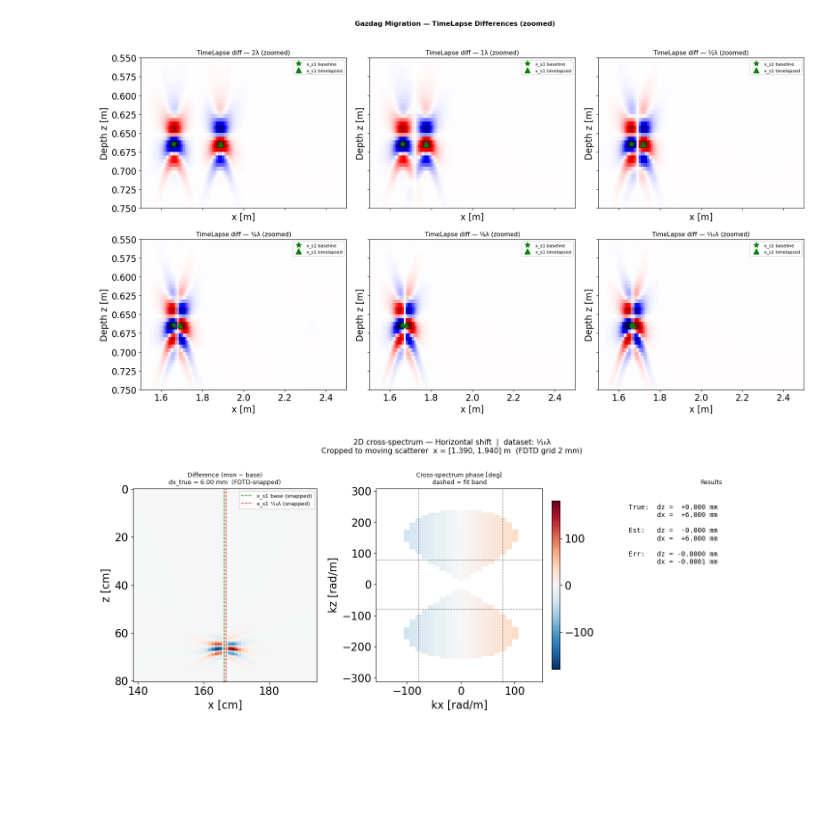
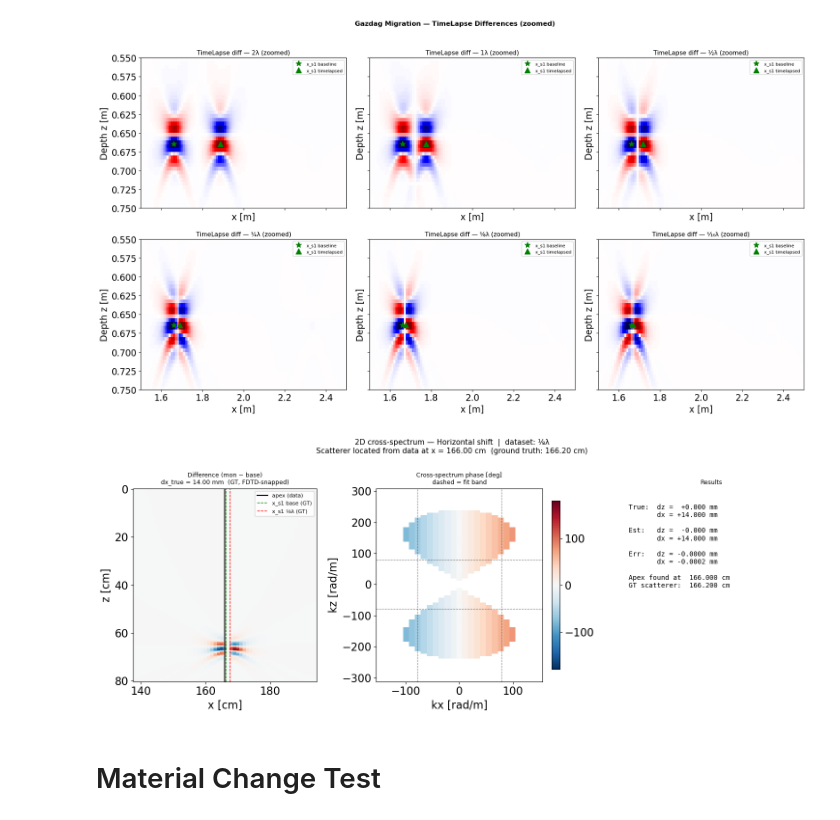
Before and after one commit to ConnervanK/Thesiss, a Jupyter notebook: TimeLapse_Notebooks/R_PhasePlaneFit.ipynb, the cells around one changed output. Saved outputs shown, nothing was run; the diff lists cells and outputs as text; code cells hidden in the pictures; blank space fills up the shorter version.

Commit message:
Made Phase Fit more robust. Now use difference envelope to locate ROI

```diff
--- a/TimeLapse_Notebooks/R_PhasePlaneFit.ipynb
+++ b/TimeLapse_Notebooks/R_PhasePlaneFit.ipynb
@@ -782,15 +784,14 @@ plt.show()
 [figure]
 [figure]
 # %%
-# Dataset and shift index to analyse  (<-- tune)
-LABEL     = '¹⁄₁₆λ' #'⅛λ'
-SC1_IDX   = 6 #5          # index into x_scatterer_1 for the chosen monitor dataset
+from scipy.signal import hilbert as sp_hilbert
 
-dl = 0.002   # gprMax FDTD cell size [m]; positions snap to this grid
+# Dataset to analyse  (<-- tune)
+LABEL   = '⅛λ'
+SC1_IDX = 5      # index into x_scatterer_1 for ground-truth only
 
-# Nominal scatterer positions rounded to mm, then snapped to FDTD grid.
-# For 1/16-lambda: nominal 1.669 m = 834.5 cells -> gprMax snaps to 834*0.002 = 1.668 m.
-# Using the snapped positions gives the true simulated displacement.
+# ── Ground truth (simulation parameters, NOT fed to the estimator) ─────────────
+dl = 0.002   # gprMax FDTD cell size [m]; scatterer positions snap to this grid
 x_s1_base_g = np.round(x_scatterer_1[0]       / dl) * dl
 x_s1_mon_g  = np.round(x_scatterer_1[SC1_IDX] / dl) * dl
 true_dz = 0.0
@@ -800,15 +801,29 @@ dz_mig = z_img[1]    - z_img[0]
 dx_mig = x_traces[1] - x_traces[0]
 kz_c   = 2 * np.pi / wavelength
 
-# ── Crop to the moving scatterer only ─────────────────────────────────────────
-# Two scatterers are present: one moves (+dx), one is fixed at x_centre + 3λ.
-# Without cropping the cross-spectrum averages both contributions and the phase
-# plane slope converges to dx/2 instead of dx  (one fixed + one moving → average).
-x_crop_cen = 0.5 * (x_s1_base_g + x_s1_mon_g)
-x_crop_hw  = 2.5 * wavelength          # half-width: fixed scatterer is >4λ away
+# ── Locate moving scatterer from the data (no knowledge of x_scatterer_1) ─────
+# The difference envelope is large only where a scatterer moved; the fixed
+# scatterer at x_centre + 3λ cancels and does not contribute a peak.
+env_base = np.abs(sp_hilbert(migrated_gz['Baseline'], axis=0))
+env_mon  = np.abs(sp_hilbert(migrated_gz[LABEL],      axis=0))
+diff_env = np.abs(env_mon - env_base)
 
-ix_lo = np.searchsorted(x_traces, x_crop_cen - x_crop_hw)
-ix_hi = np.searchsorted(x_traces, x_crop_cen + x_crop_hw)
+# Rough location from the difference peak (may be offset ~σ from apex for small shifts)
+iz_d, ix_d = np.unravel_index(np.argmax(diff_env), diff_env.shape)
+x_rough = x_traces[ix_d]
+
+# Refine: find the baseline envelope apex within ±3λ of the rough location
+hw_search = 3 * wavelength
+ix_lo_s   = np.searchsorted(x_traces, x_rough - hw_search)
+ix_hi_s   = np.searchsorted(x_traces, x_rough + hw_search)
+_, ix_loc = np.unravel_index(np.argmax(env_base[:, ix_lo_s:ix_hi_s]),
+                              env_base[:, ix_lo_s:ix_hi_s].shape)
+x_apex = x_traces[ix_lo_s + ix_loc]
+
+# ── Crop around the data-found apex ───────────────────────────────────────────
+x_crop_hw = 2.5 * wavelength # 3.5 also worked in this case
+ix_lo = np.searchsorted(x_traces, x_apex - x_crop_hw)
+ix_hi = np.searchsorted(x_traces, x_apex + x_crop_hw)
 x_crop = x_traces[ix_lo:ix_hi]
 
 base_crop = migrated_gz['Baseline'][:, ix_lo:ix_hi]
@@ -830,53 +845,58 @@ phi_show = np.where(energy > 0.01 * energy.max(),
 fig, axes = plt.subplots(1, 3, figsize=(15, 6))
 fig.suptitle(
     f'2D cross-spectrum — Horizontal shift  |  dataset: {LABEL}\n'
-    f'Cropped to moving scatterer  x = [{x_crop[0]:.3f}, {x_crop[-1]:.3f}] m  '
-    f'(FDTD grid {dl*1e3:.0f} mm)',
+    f'Scatterer located from data at x = {x_apex*100:.2f} cm  '
+    f'(ground truth: {x_s1_base_g*100:.2f} cm)',
     fontsize=11
 )
 
-# Col 0: difference image (cropped)
-ax   = axes[0]
+# Col 0: difference image over cropped region
+ax = axes[0]
 diff = mon_crop - base_crop
 vmax = np.max(np.abs(diff))
 ax.pcolormesh(x_crop * 100, z_img * 100, diff,
               cmap='RdBu_r', vmin=-vmax, vmax=vmax, shading='auto')
-ax.axvline(x_s1_base_g * 100, color='g', ls='--', lw=1, label='x_s1 base (snapped)')
-ax.axvline(x_s1_mon_g  * 100, color='r', ls='--', lw=1, label=f'x_s1 {LABEL} (snapped)')
-ax.set_title(f'Difference (mon − base)\ndx_true = {true_dx*1e3:.2f} mm  (FDTD-snapped)', fontsize=9)
+ax.axvline(x_apex          * 100, color='k', ls='-',  lw=1.5, label='apex (data)')
+ax.axvline(x_s1_base_g     * 100, color='g', ls='--', lw=1,   label='x_s1 base (GT)')
+ax.axvline(x_s1_mon_g      * 100, color='r', ls='--', lw=1,   label=f'x_s1 {LABEL} (GT)')
+ax.set_title(f'Difference (mon − base)\ndx_true = {true_dx*1e3:.2f} mm  (GT, FDTD-snapped)', fontsize=9)
 ax.set_xlabel('x [cm]');  ax.set_ylabel('z [cm]')
 ax.invert_yaxis();  ax.legend(fontsize=8)
 
-# Col 1: cross-spectrum phase (cropped patch)
+# Col 1: cross-spectrum phase
 ax2 = axes[1]
 im2 = ax2.pcolormesh(kx_s, kz_s, phi_show,
                      cmap='RdBu_r', vmin=-180, vmax=180, shading='auto')
 klim = 1.4 * kz_c
 for sgn in [-1, 1]:
     ax2.axhline(sgn * klim, color='k', lw=0.8, ls='--', alpha=0.5)
     ax2.axvline(sgn * klim, color='k', lw=0.8, ls='--', alpha=0.5)
 ax2.set_title('Cross-spectrum phase [deg]\ndashed = fit band', fontsize=9)
 ax2.set_xlabel('kx [rad/m]');  ax2.set_ylabel('kz [rad/m]')
 ax2.set_xlim(kx_s.min() / 2, kx_s.max() / 2)
 ax2.set_ylim(kz_s.min() / 2, kz_s.max() / 2)
 plt.colorbar(im2, ax=ax2, fraction=0.046)
 
 # Col 2: results
 ax3 = axes[2]
 ax3.axis('off')
 txt = (
     f'True:  dz = {true_dz * 1e3:+7.3f} mm\n'
     f'       dx = {true_dx * 1e3:+7.3f} mm\n\n'
     f'Est:   dz = {dz_est  * 1e3:+7.3f} mm\n'
     f'       dx = {dx_est  * 1e3:+7.3f} mm\n\n'
     f'Err:   dz = {(dz_est - true_dz) * 1e3:+.4f} mm\n'
-    f'       dx = {(dx_est - true_dx) * 1e3:+.4f} mm'
+    f'       dx = {(dx_est - true_dx) * 1e3:+.4f} mm\n\n'
+    f'Apex found at  {x_apex*100:.3f} cm\n'
+    f'GT scatterer:  {x_s1_base_g*100:.3f} cm'
 )
 ax3.text(0.05, 0.92, txt, transform=ax3.transAxes,
          fontsize=10, family='monospace', verticalalignment='top')
 ax3.set_title('Results', fontsize=9)
 
 plt.tight_layout()
 plt.show()
 # %% [output]
-[figure, old version]
+[figure, new version]
+# %% [markdown]
+# Material Change Test
```
Also changed, not shown: parts of 4 cells of this notebook, 17 other files.
